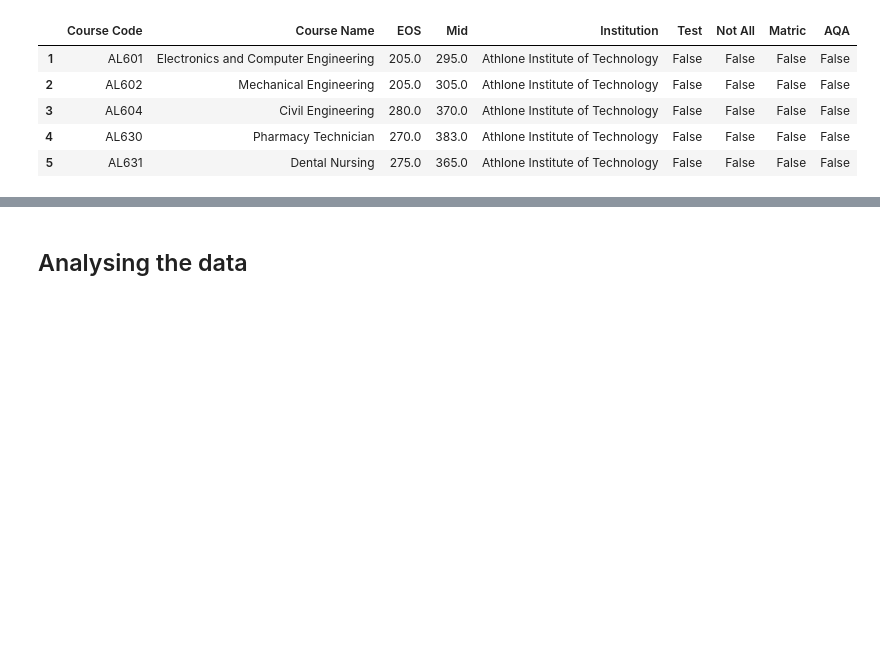
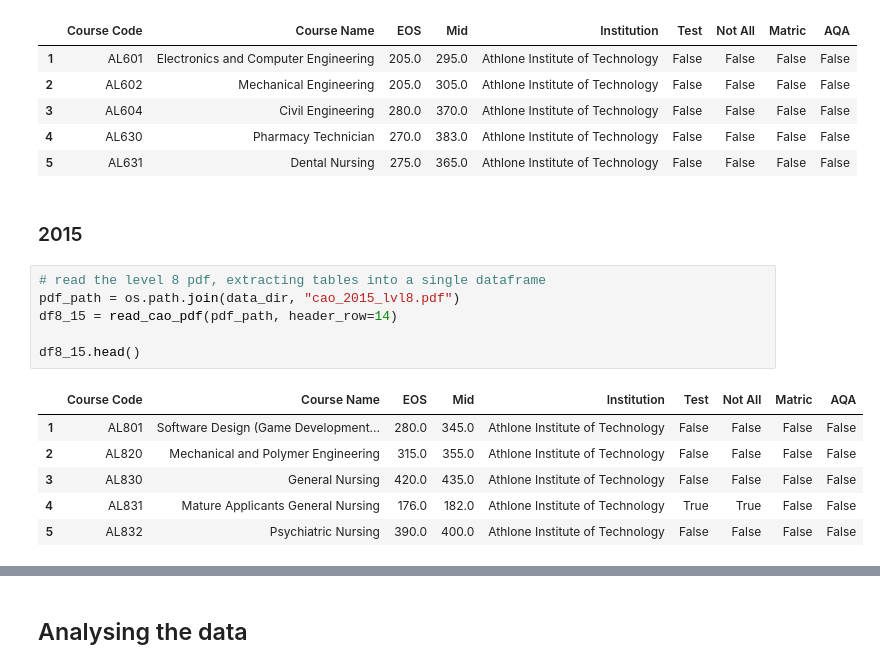
Before and after one commit to fod/fundamentals-data-analysis, a Jupyter notebook: cao.ipynb, the cells around one changed output, grey strips where cells are left out. Saved outputs shown, nothing was run; the diff lists cells and outputs as text; blank space fills up the shorter version.

Commit message:
Added 2015 CAO data

```diff
--- a/cao.ipynb
+++ b/cao.ipynb
@@ -477,3 +477,18 @@ df76_16.head()
 | 3 | AL604 | Civil Engineering | 280.0 | 370.0 | Athlone Institute of Technology | False | False | False | False |
 | 4 | AL630 | Pharmacy Technician | 270.0 | 383.0 | Athlone Institute of Technology | False | False | False | False |
 | 5 | AL631 | Dental Nursing | 275.0 | 365.0 | Athlone Institute of Technology | False | False | False | False |
+# %% [markdown]
+### 2015
+# %%
+# read the level 8 pdf, extracting tables into a single dataframe
+pdf_path = os.path.join(data_dir, "cao_2015_lvl8.pdf")
+df8_15 = read_cao_pdf(pdf_path, header_row=14)
+
+df8_15.head()
+# %% [output]
+|  | Course Code | Course Name | EOS | Mid | Institution | Test | Not All | Matric | AQA |
+| 1 | AL801 | Software Design (Game Development... | 280.0 | 345.0 | Athlone Institute of Technology | False | False | False | False |
+| 2 | AL820 | Mechanical and Polymer Engineering | 315.0 | 355.0 | Athlone Institute of Technology | False | False | False | False |
+| 3 | AL830 | General Nursing | 420.0 | 435.0 | Athlone Institute of Technology | False | False | False | False |
+| 4 | AL831 | Mature Applicants General Nursing | 176.0 | 182.0 | Athlone Institute of Technology | True | True | False | False |
+| 5 | AL832 | Psychiatric Nursing | 390.0 | 400.0 | Athlone Institute of Technology | False | False | False | False |
```
Also changed, not shown: parts of 1 cell of this notebook.
